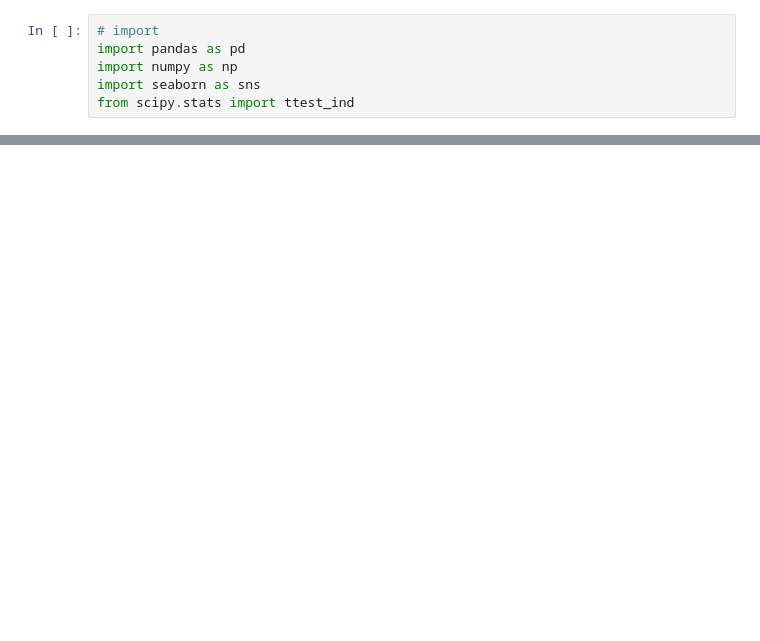
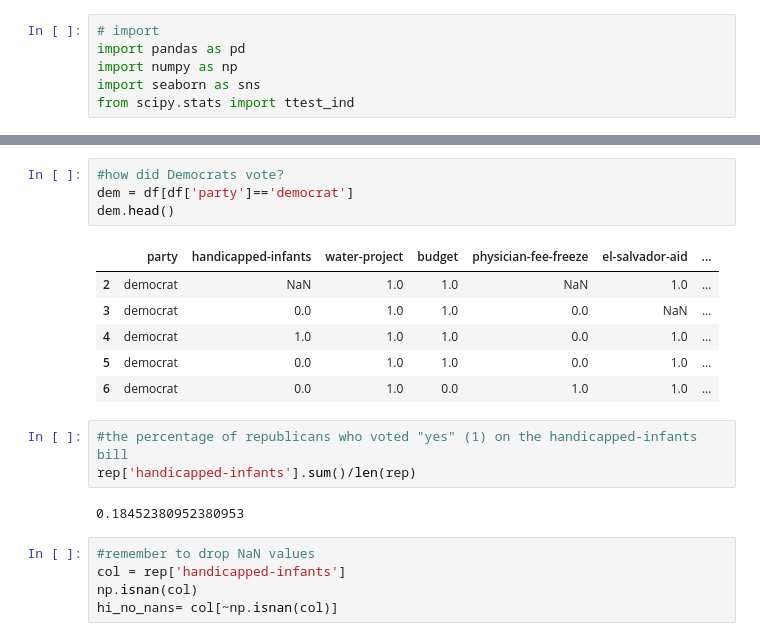
Before and after one commit to lmstephens/DS-Unit-1-Sprint-2-Statistics, a Jupyter notebook: module1/LS_DS_121_Statistics_Probability_Assignment.ipynb, the cells around one changed output, grey strips where cells are left out. Saved outputs shown, nothing was run; the diff lists cells and outputs as text; blank space fills up the shorter version.

```diff
--- a/module1/LS_DS_121_Statistics_Probability_Assignment.ipynb
+++ b/module1/LS_DS_121_Statistics_Probability_Assignment.ipynb
@@ -45,0 +102,21 @@ df.head()
+# %%
+#how did Democrats vote?
+dem = df[df['party']=='democrat']
+dem.head()
+# %% [output]
+|  | party | handicapped-infants | water-project | budget | physician-fee-freeze | el-salvador-aid | ... |
+| 2 | democrat | NaN | 1.0 | 1.0 | NaN | 1.0 | ... |
+| 3 | democrat | 0.0 | 1.0 | 1.0 | 0.0 | NaN | ... |
+| 4 | democrat | 1.0 | 1.0 | 1.0 | 0.0 | 1.0 | ... |
+| 5 | democrat | 0.0 | 1.0 | 1.0 | 0.0 | 1.0 | ... |
+| 6 | democrat | 0.0 | 1.0 | 0.0 | 1.0 | 1.0 | ... |
+# %%
+#the percentage of republicans who voted "yes" (1) on the handicapped-infants bill
+rep['handicapped-infants'].sum()/len(rep)
+# %% [output]
+0.18452380952380953
+# %%
+#remember to drop NaN values
+col = rep['handicapped-infants']
+np.isnan(col)
+hi_no_nans= col[~np.isnan(col)]
```
Also changed, not shown: parts of 20 cells of this notebook.
